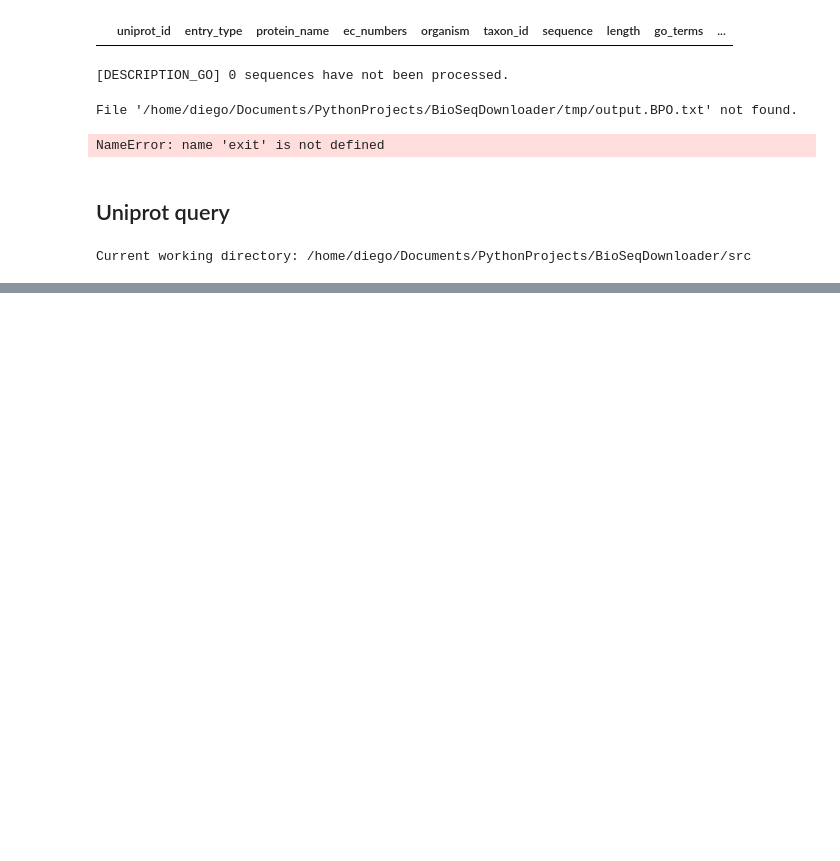
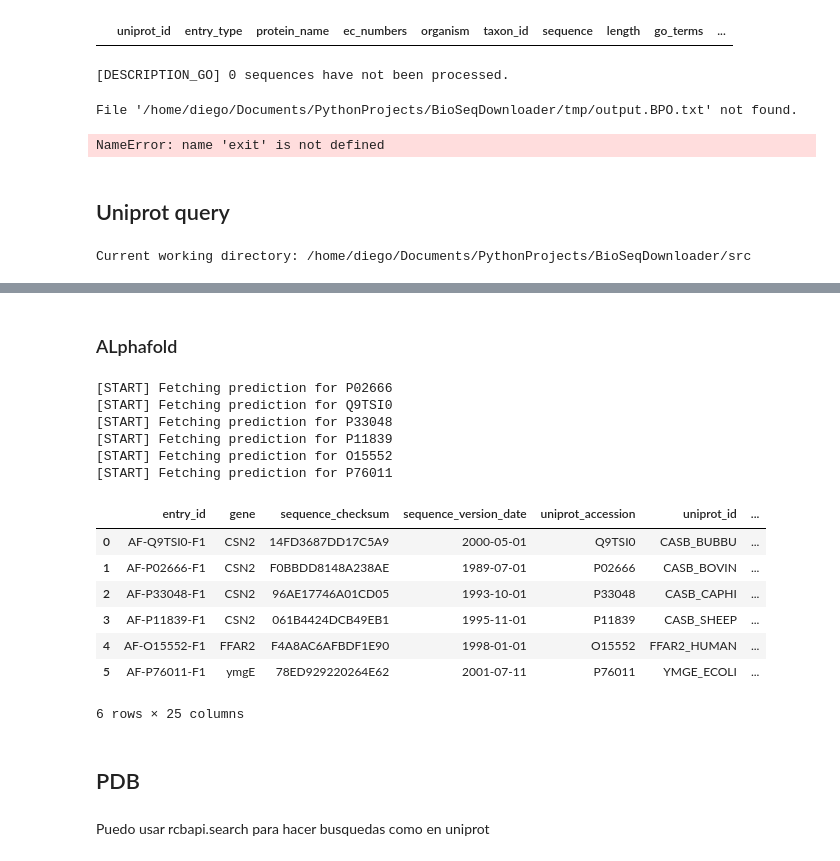
Before and after one commit to ProteinEngineering-PESB2/BioSeqDownloader, a Jupyter notebook: tests.ipynb, the cells around one changed output, grey strips where cells are left out. Cells and saved outputs as stored; diff of their text form; code cells hidden in the pictures; blank space fills up the shorter version.

```diff
--- a/tests.ipynb
+++ b/tests.ipynb
@@ -457,9 +457,6 @@ response = uniprot.submit_stream(
     download=download,
     format=format
 )
-# %%
-with open("results.json", "w") as f:
-    json.dump(response.json(), f)
 # %%
 uniprot.parse_stream_response(
     query=query,
@@ -498,0 +576,2 @@ Parsing field: seq
+# %% [markdown]
+### ALphafold
@@ -498,0 +703,23 @@ Parsing field: seq
+# %%
+instance = AlphafoldInterface()
+uniprot_ids = ["P02666", "Q9TSI0", "P33048", "P11839", "O15552", "P76011"]
+# %%
+# Extraer la calidad del modelo y solo el modelo
+instance.get_predictions_for_ids_parallel(uniprot_ids, download_structure=True, max_workers=2)
+# %% [output]
+[START] Fetching prediction for P02666
+[START] Fetching prediction for Q9TSI0
+[START] Fetching prediction for P33048
+[START] Fetching prediction for P11839
+[START] Fetching prediction for O15552
+[START] Fetching prediction for P76011
+|  | entry_id | gene | sequence_checksum | sequence_version_date | uniprot_accession | uniprot_id | ... |
+| 0 | AF-Q9TSI0-F1 | CSN2 | 14FD3687DD17C5A9 | 2000-05-01 | Q9TSI0 | CASB_BUBBU | ... |
+| 1 | AF-P02666-F1 | CSN2 | F0BBDD8148A238AE | 1989-07-01 | P02666 | CASB_BOVIN | ... |
+| 2 | AF-P33048-F1 | CSN2 | 96AE17746A01CD05 | 1993-10-01 | P33048 | CASB_CAPHI | ... |
+| 3 | AF-P11839-F1 | CSN2 | 061B4424DCB49EB1 | 1995-11-01 | P11839 | CASB_SHEEP | ... |
+| 4 | AF-O15552-F1 | FFAR2 | F4A8AC6AFBDF1E90 | 1998-01-01 | O15552 | FFAR2_HUMAN | ... |
+| 5 | AF-P76011-F1 | ymgE | 78ED929220264E62 | 2001-07-11 | P76011 | YMGE_ECOLI | ... |
+6 rows × 25 columns
+# %% [markdown]
+## PDB
@@ -498,0 +728,2 @@ Parsing field: seq
+# %% [markdown]
+Puedo usar rcbapi.search para hacer busquedas como en uniprot
```
Also changed, not shown: parts of 33 cells of this notebook, 8 other files.
